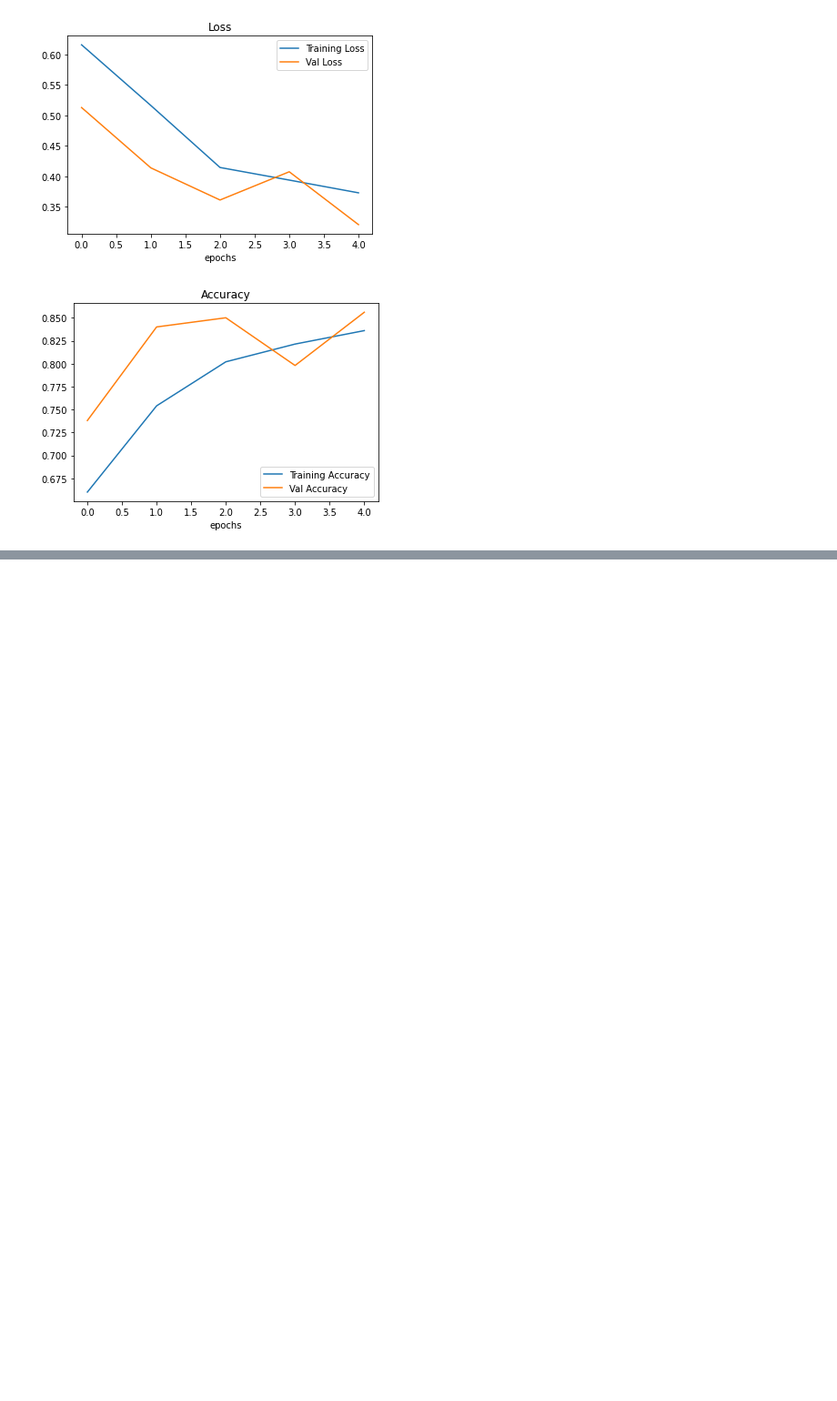
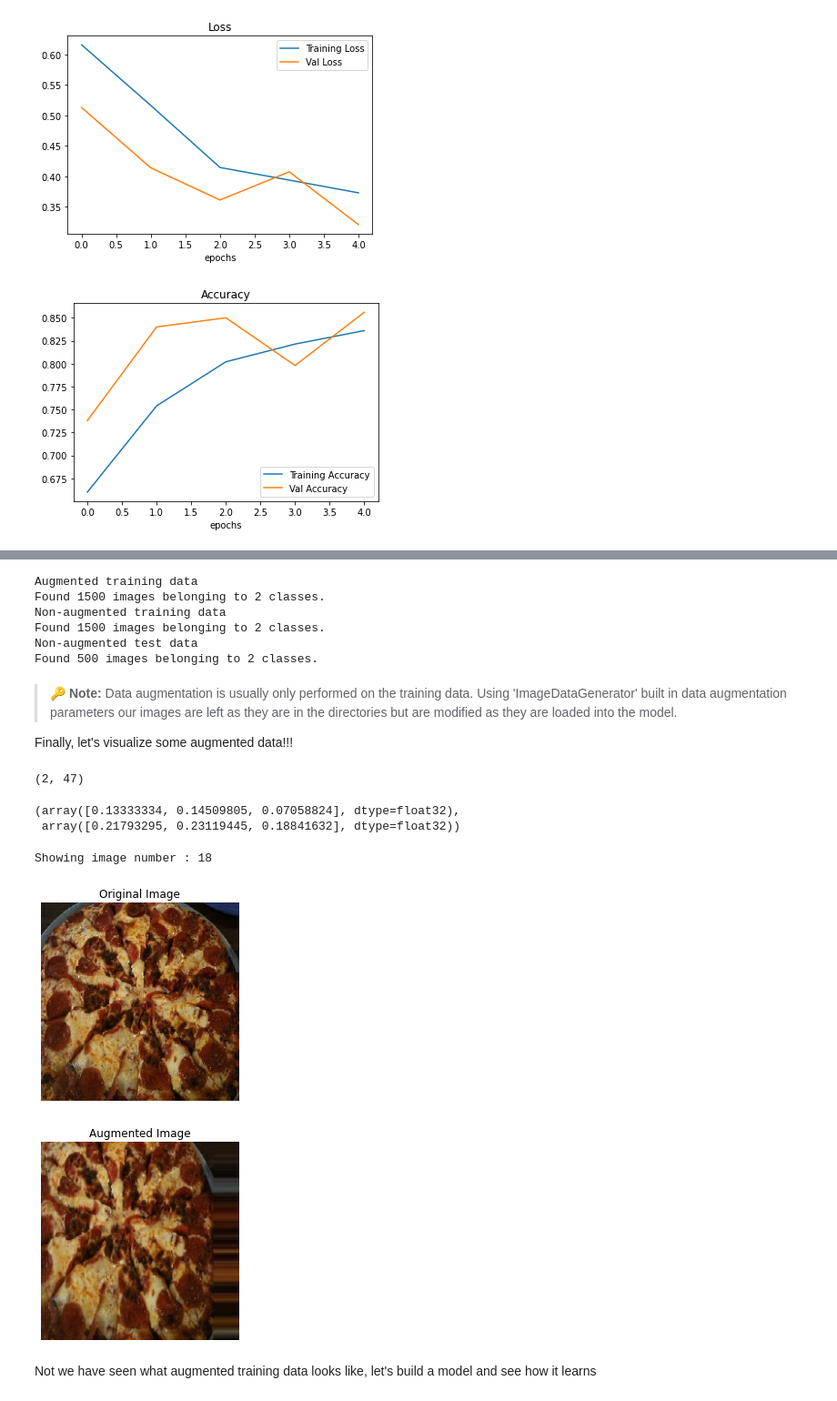
Before and after one commit to ThejakaSEP/Tensorflow_Certification, a Jupyter notebook: 03_ComputerVision_with_TF.ipynb, the cells around one changed output, grey strips where cells are left out. Shown: that part at 91% size. Cells and saved outputs as stored; diff of their text form; code cells hidden in the pictures; blank space fills up the shorter version.

```diff
--- a/03_ComputerVision_with_TF.ipynb
+++ b/03_ComputerVision_with_TF.ipynb
@@ -696,0 +720,65 @@ plot_loss_curves(history_5)
+# %%
+# Import data and augment it from training directory
+print('Augmented training data')
+train_data_augmented = train_datagen_augmented.flow_from_directory(train_dir,
+                                                                   target_size=(224,224),
+                                                                   batch_size=32,
+                                                                   class_mode='binary',
+                                                                   shuffle=False)
+# Create non-augmented train data batches
+print('Non-augmented training data')
+train_data = train_datagen.flow_from_directory(train_dir,
+                                               target_size=(224,224),
+                                               batch_size=32,
+                                               class_mode='binary',
+                                               shuffle=False)
+
+# Create non-augmented test data
+print('Non-augmented test data')
+test_data = test_datagen.flow_from_directory(test_dir,
+                                             target_size=(224,224),
+                                             batch_size=32,
+                                             class_mode='binary',
+                                             )
+# %% [output]
+Augmented training data
+Found 1500 images belonging to 2 classes.
+Non-augmented training data
+Found 1500 images belonging to 2 classes.
+Non-augmented test data
+Found 500 images belonging to 2 classes.
+# %% [markdown]
+> 🔑 **Note:** Data augmentation is usually only performed on the training data. Using 'ImageDataGenerator' built in data augmentation parameters our images are left as they are in the directories but are modified as they are loaded into the model.
+
+Finally, let's visualize some augmented data!!!
+# %%
+len(train_data[0]), len(train_data_augmented)
+# %% [output]
+(2, 47)
+# %%
+train_data[0][0][0][0][0],train_data_augmented[0][0][0][0][0]
+# %% [output]
+(array([0.13333334, 0.14509805, 0.07058824], dtype=float32),
+ array([0.21793295, 0.23119445, 0.18841632], dtype=float32))
+# %%
+# Get sample data batches
+images, labels = train_data.next()
+augmented_images,augmented_labels = train_data_augmented.next()
+# %%
+# Show original image and augmented image
+import random
+random_number = random.randint(0,32)
+print(f'Showing image number : {random_number}')
+plt.imshow(images[random_number])
+plt.title('Original Image')
+plt.axis(False);
+plt.figure()
+plt.imshow(augmented_images[random_number])
+plt.title('Augmented Image')
+plt.axis(False);
+# %% [output]
+Showing image number : 18
+[figure, added]
+[figure, added]
+# %% [markdown]
+Not we have seen what augmented training data looks like, let's build a model and see how it learns
```
Also changed, not shown: parts of 27 cells of this notebook.
